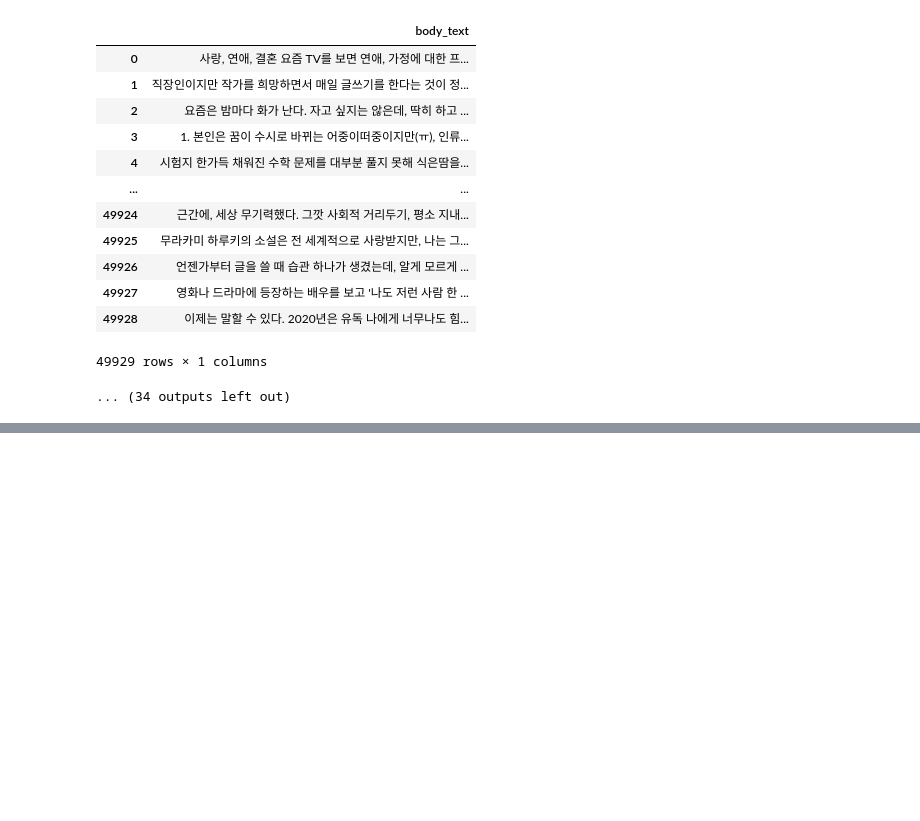
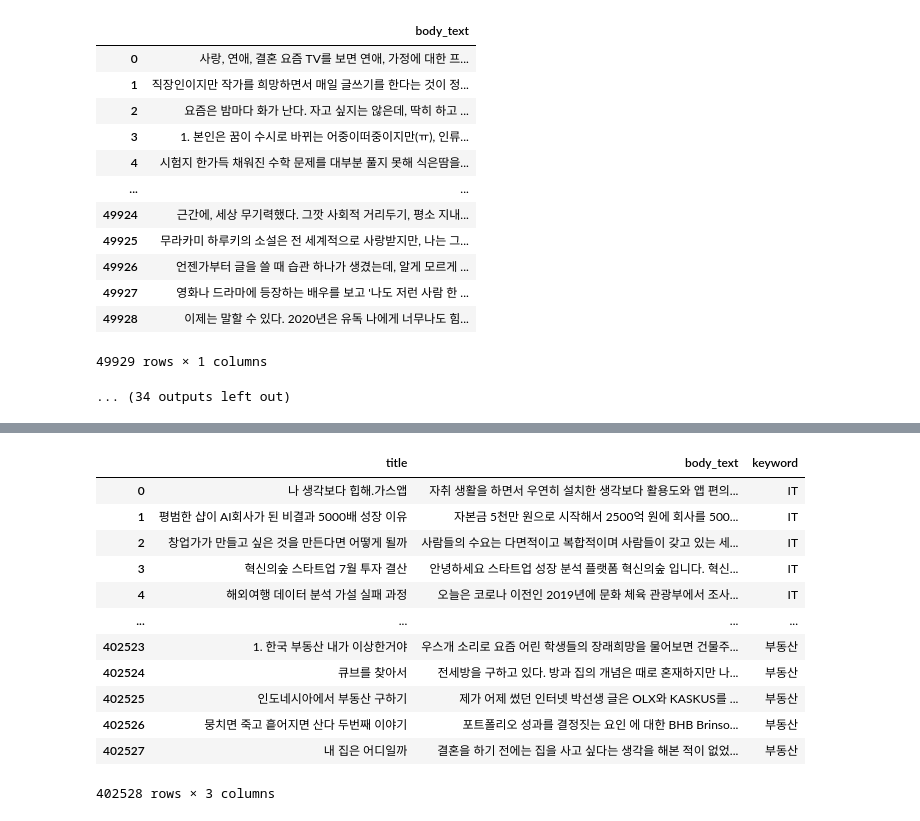
Before and after one commit to staytactical/brunch-dataset, a Jupyter notebook: brunch_dataset_processing.ipynb, the cells around one changed output, grey strips where cells are left out. Cells and saved outputs as stored; diff of their text form; code cells hidden in the pictures; blank space fills up the shorter version.

```diff
--- a/brunch_dataset_processing.ipynb
+++ b/brunch_dataset_processing.ipynb
@@ -553 +729,20 @@ display(total_dataset[['title','body_text','keyword']])
+# %%
+# url 기준 중복 제거
+total_dataset.drop_duplicates(['post_url'])
+total_dataset.reset_index(inplace=True, drop=True) # 인덱스 초기화
+display(total_dataset[['title','body_text','keyword']])
+# %% [output]
+|  | title | body_text | keyword |
+| 0 | 나 생각보다 힙해.가스앱 | 자취 생활을 하면서 우연히 설치한 생각보다 활용도와 앱 편의... | IT |
+| 1 | 평범한 샵이 AI회사가 된 비결과 5000배 성장 이유 | 자본금 5천만 원으로 시작해서 2500억 원에 회사를 500... | IT |
+| 2 | 창업가가 만들고 싶은 것을 만든다면 어떻게 될까 | 사람들의 수요는 다면적이고 복합적이며 사람들이 갖고 있는 세... | IT |
+| 3 | 혁신의숲 스타트업 7월 투자 결산 | 안녕하세요 스타트업 성장 분석 플랫폼 혁신의숲 입니다. 혁신... | IT |
+| 4 | 해외여행 데이터 분석 가설 실패 과정 | 오늘은 코로나 이전인 2019년에 문화 체육 관광부에서 조사... | IT |
+| ... | ... | ... | ... |
+| 402523 | 1. 한국 부동산 내가 이상한거야 | 우스개 소리로 요즘 어린 학생들의 장래희망을 물어보면 건물주... | 부동산 |
+| 402524 | 큐브를 찾아서 | 전세방을 구하고 있다. 방과 집의 개념은 때로 혼재하지만 나... | 부동산 |
+| 402525 | 인도네시아에서 부동산 구하기 | 제가 어제 썼던 인터넷 박선생 글은 OLX와 KASKUS를 ... | 부동산 |
+| 402526 | 뭉치면 죽고 흩어지면 산다 두번째 이야기 | 포트폴리오 성과를 결정짓는 요인 에 대한 BHB Brinso... | 부동산 |
+| 402527 | 내 집은 어디일까 | 결혼을 하기 전에는 집을 사고 싶다는 생각을 해본 적이 없었... | 부동산 |
+402528 rows × 3 columns
 # %%
```
Also changed, not shown: parts of 9 cells of this notebook.
